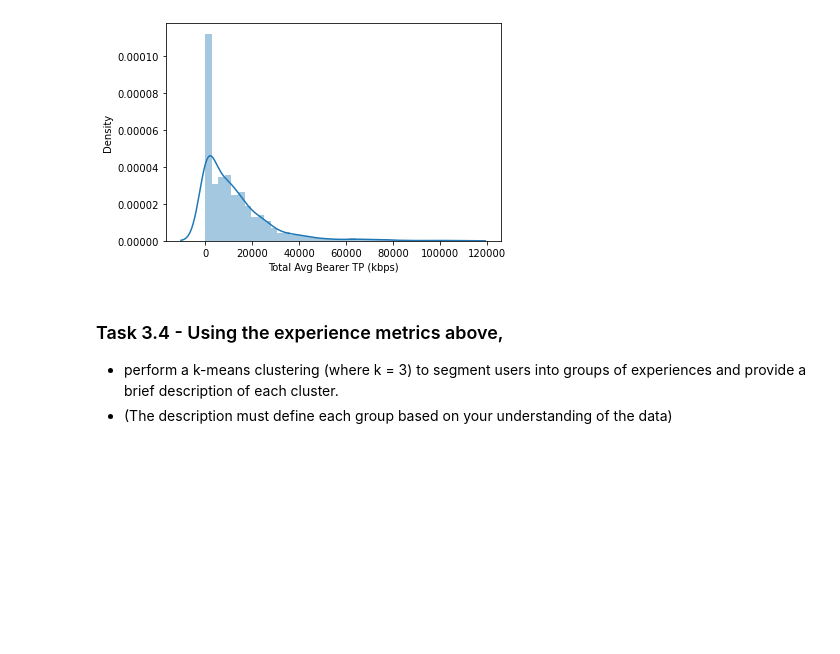
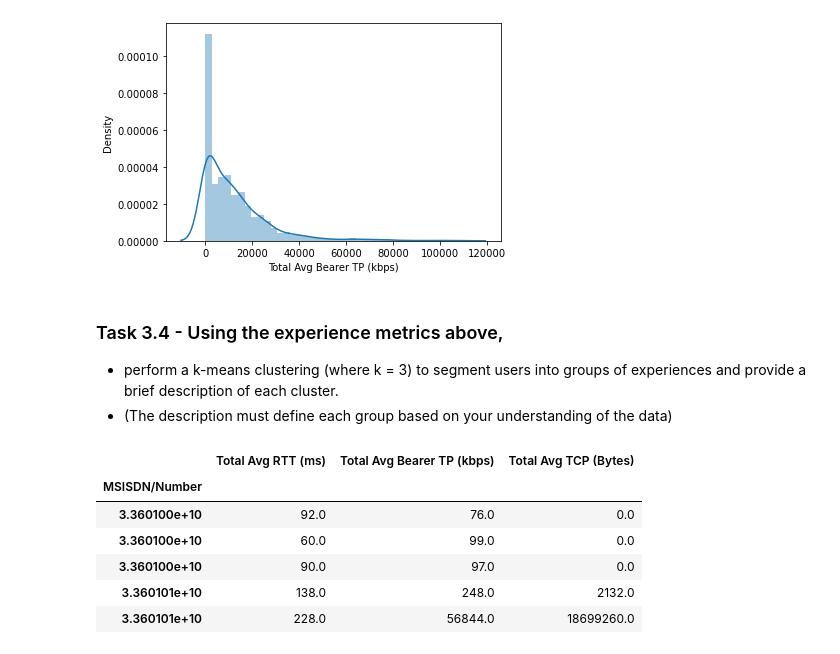
Before and after one commit to YohansSamuel/TeleCom-Data-Analysis, a Jupyter notebook: notebooks/Task-3-User_Experience_Analysis.ipynb, the cells around one changed output. Saved outputs shown, nothing was run; the diff lists cells and outputs as text; code cells hidden in the pictures; blank space fills up the shorter version.

```diff
--- a/notebooks/Task-3-User_Experience_Analysis.ipynb
+++ b/notebooks/Task-3-User_Experience_Analysis.ipynb
@@ -145,3 +229,17 @@ pd.DataFrame(top_tp.describe())
 ### Task 3.4 - Using the experience metrics above,
 - perform a k-means clustering (where k = 3) to segment users into groups of experiences and provide a brief description of each cluster.
 - (The description must define each group based on your understanding of the data)
+# %%
+experiance_metric_df = user_experience[[
+    "Total Avg RTT (ms)",
+    "Total Avg Bearer TP (kbps)",
+    "Total Avg TCP (Bytes)"]].copy()
+experiance_metric_df.head()
+# %% [output]
+|  | Total Avg RTT (ms) | Total Avg Bearer TP (kbps) | Total Avg TCP (Bytes) |
+| MSISDN/Number |  |  |  |
+| 3.360100e+10 | 92.0 | 76.0 | 0.0 |
+| 3.360100e+10 | 60.0 | 99.0 | 0.0 |
+| 3.360100e+10 | 90.0 | 97.0 | 0.0 |
+| 3.360101e+10 | 138.0 | 248.0 | 2132.0 |
+| 3.360101e+10 | 228.0 | 56844.0 | 18699260.0 |
```
Also changed, not shown: parts of 15 cells of this notebook.
